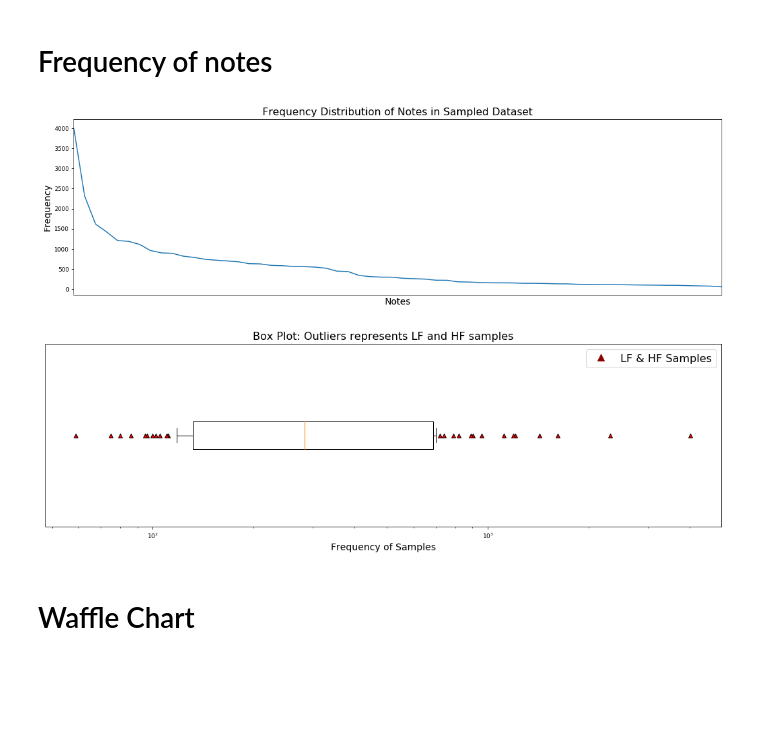
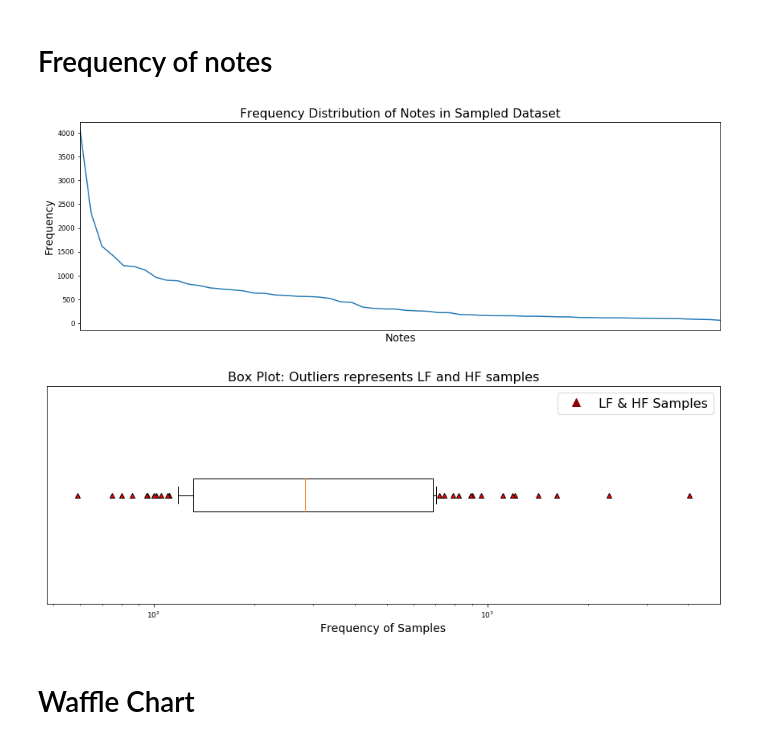
Before and after one commit to jimitshah77/Focal-CTC-OMR, a Jupyter notebook: scripts/visualization_of_sampled_dataset_1250.ipynb, the cells around one changed output. Cells and saved outputs as stored; diff of their text form; code cells hidden in the pictures; blank space fills up the shorter version.

```diff
--- a/scripts/visualization_of_sampled_dataset_1250.ipynb
+++ b/scripts/visualization_of_sampled_dataset_1250.ipynb
@@ -114,27 +188,27 @@ plt.rc('figure', titlesize=BIGGER_SIZE)  # fontsize of the figure title
 # %% [markdown]
 # Frequency of notes
 # %%
-f, ax = plt.subplots(figsize=(18,5)) # set the size that you'd like (width, height)
+f, ax = plt.subplots(figsize=(15,5)) # set the size that you'd like (width, height)
 sorted_frequency.plot(kind='line')
 
 plt.title('Frequency Distribution of Notes in Sampled Dataset')
 plt.ylabel('Frequency')
 plt.xlabel('Notes')
 plt.xticks([])
 
 plt.savefig('frequencyVsNotes.png')
 #plt.plot([5,0], [5,4500], 'k-')
 #plt.yscale('log')
 #median
 #10-90
 plt.show()
 # %% [output]
-[figure, old version]
+[figure, new version]
 # %%
 import matplotlib.lines as mlines
 
 red_square = dict(markerfacecolor='r', marker='^')
-fig6, ax6 = plt.subplots(figsize=(18,5))
+fig6, ax6 = plt.subplots(figsize=(15,5))
 ax6.set_title('Box Plot: Outliers represents LF and HF samples')
 ax6.boxplot(sorted_frequency, flierprops=red_square, vert=False, whis=0.03)
 plt.yticks([])
@@ -150,7 +224,7 @@ plt.savefig('boxPlot.png')
 #exponential scale?
 #editing
 # %% [output]
-[figure, old version]
+[figure, new version]
 # %% [markdown]
 # Waffle Chart
 # %%
```
Also changed, not shown: parts of 9 cells of this notebook, 8 other files.
